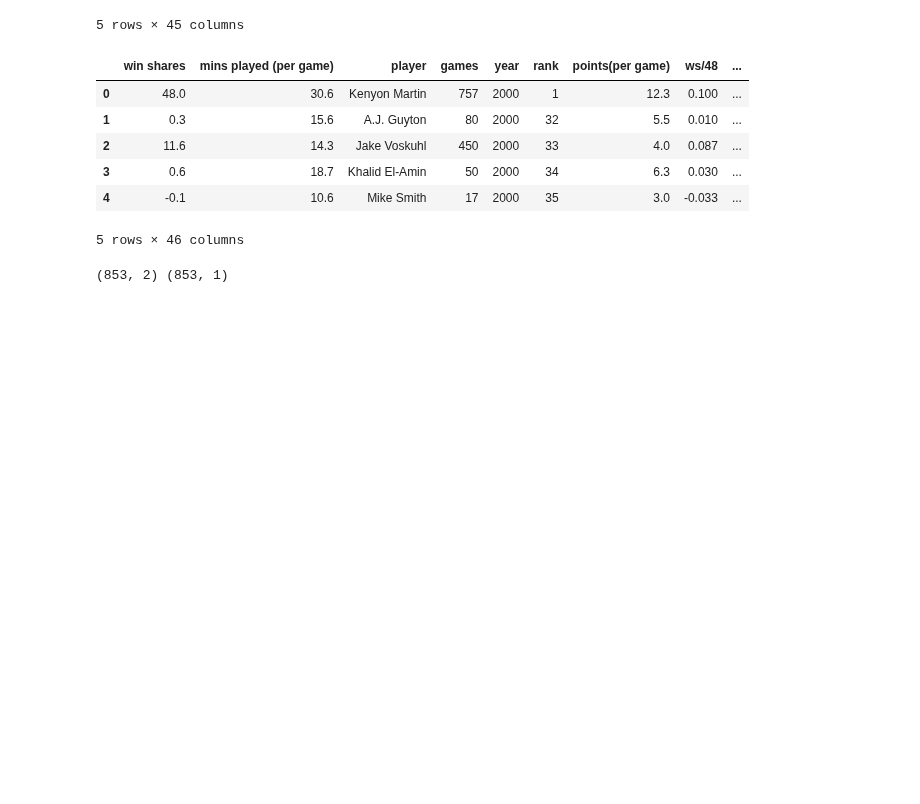
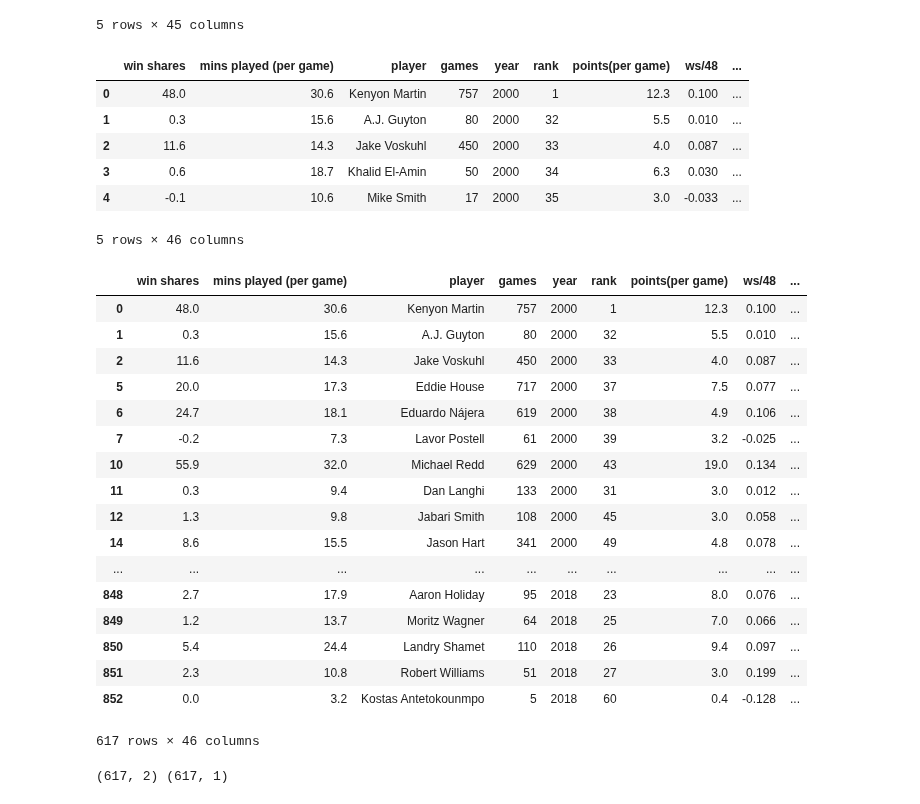
Before and after one commit to woodfin8/Draft_Machine, a Jupyter notebook: linear_regression/linear_Regression.ipynb, the cells around one changed output. Drawn from its saved outputs; the diff is of its cells as text; code cells hidden in the pictures; blank space fills up the shorter version.

```diff
--- a/linear_regression/linear_Regression.ipynb
+++ b/linear_regression/linear_Regression.ipynb
@@ -39,12 +39,41 @@ combined_df.head()
 # %%
 encoded_y =encoded_y.reshape(-1, 1)
 # %%
-# Assign the data to X and y
-X = combined_df[['true_shooting_percentage', 'height']]
-y = combined_df["code"].values.reshape(-1, 1)
-print(X.shape, y.shape)
+# # Assign the data to X and y
+# X = combined_df[['true_shooting_percentage', 'height']]
+# y = combined_df["code"].values.reshape(-1, 1)
+# print(X.shape, y.shape)
-# %% [output]
-(853, 2) (853, 1)
+# %%
+player_class=combined_df.loc[combined_df["class"] == "Player"]
+player_class
+
+# df.loc[df['column_name'] == some_value]
+# %% [output]
+|  | win shares | mins played (per game) | player | games | year | rank | points(per game) | ws/48 | ... |
+| 0 | 48.0 | 30.6 | Kenyon Martin | 757 | 2000 | 1 | 12.3 | 0.100 | ... |
+| 1 | 0.3 | 15.6 | A.J. Guyton | 80 | 2000 | 32 | 5.5 | 0.010 | ... |
+| 2 | 11.6 | 14.3 | Jake Voskuhl | 450 | 2000 | 33 | 4.0 | 0.087 | ... |
+| 5 | 20.0 | 17.3 | Eddie House | 717 | 2000 | 37 | 7.5 | 0.077 | ... |
+| 6 | 24.7 | 18.1 | Eduardo Nájera | 619 | 2000 | 38 | 4.9 | 0.106 | ... |
+| 7 | -0.2 | 7.3 | Lavor Postell | 61 | 2000 | 39 | 3.2 | -0.025 | ... |
+| 10 | 55.9 | 32.0 | Michael Redd | 629 | 2000 | 43 | 19.0 | 0.134 | ... |
+| 11 | 0.3 | 9.4 | Dan Langhi | 133 | 2000 | 31 | 3.0 | 0.012 | ... |
+| 12 | 1.3 | 9.8 | Jabari Smith | 108 | 2000 | 45 | 3.0 | 0.058 | ... |
+| 14 | 8.6 | 15.5 | Jason Hart | 341 | 2000 | 49 | 4.8 | 0.078 | ... |
+| ... | ... | ... | ... | ... | ... | ... | ... | ... | ... |
+| 848 | 2.7 | 17.9 | Aaron Holiday | 95 | 2018 | 23 | 8.0 | 0.076 | ... |
+| 849 | 1.2 | 13.7 | Moritz Wagner | 64 | 2018 | 25 | 7.0 | 0.066 | ... |
+| 850 | 5.4 | 24.4 | Landry Shamet | 110 | 2018 | 26 | 9.4 | 0.097 | ... |
+| 851 | 2.3 | 10.8 | Robert Williams | 51 | 2018 | 27 | 3.0 | 0.199 | ... |
+| 852 | 0.0 | 3.2 | Kostas Antetokounmpo | 5 | 2018 | 60 | 0.4 | -0.128 | ... |
+617 rows × 46 columns
+# %%
+# Assign the data to X and y
+X = player_class[['true_shooting_percentage', 'height']]
+y = player_class["code"].values.reshape(-1, 1)
+print(X.shape, y.shape)
+# %% [output]
+(617, 2) (617, 1)
 # %%
 # Use train_test_split to create training and testing data
 
```
Also changed, not shown: parts of 5 cells of this notebook, 5 other files.
